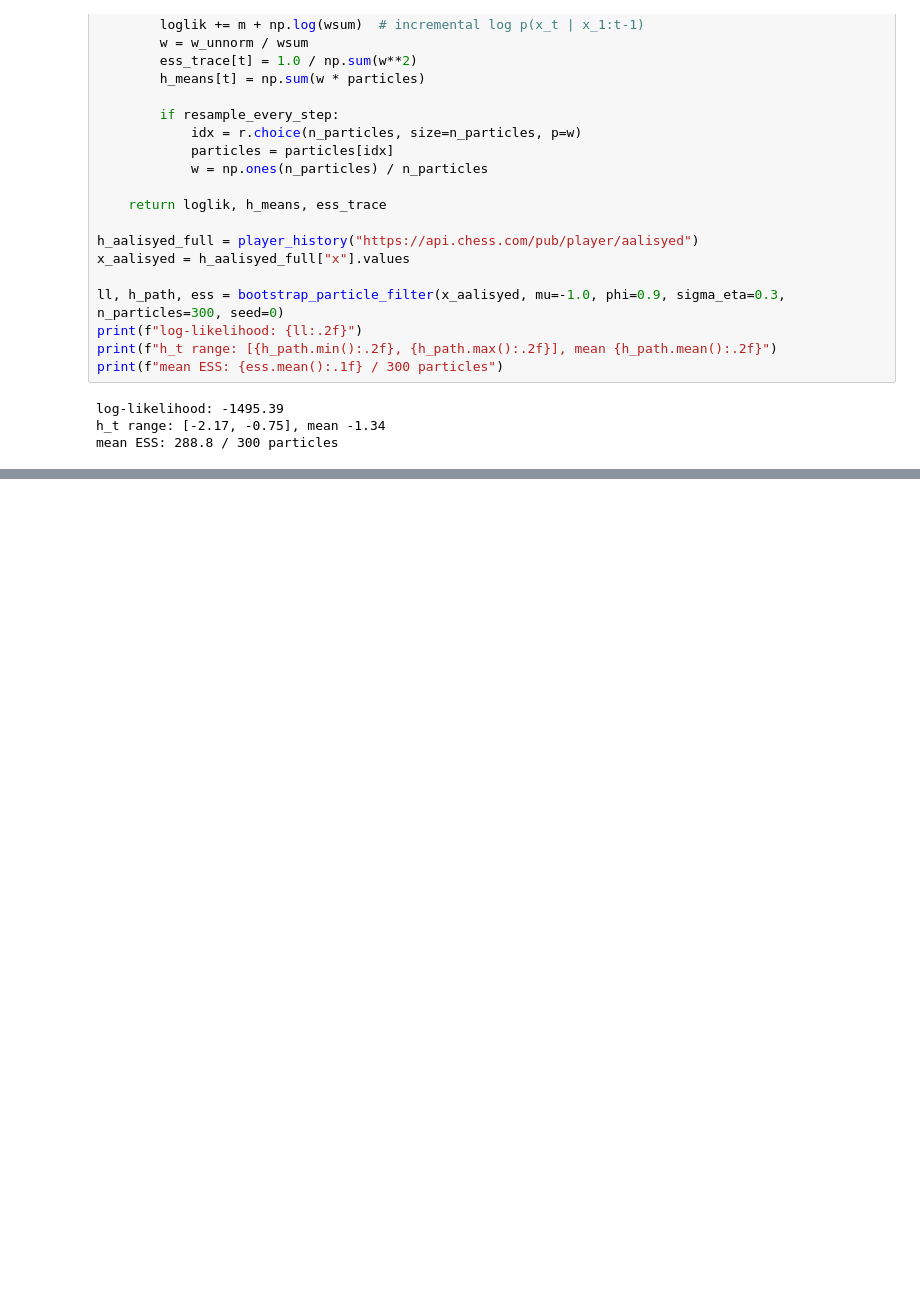
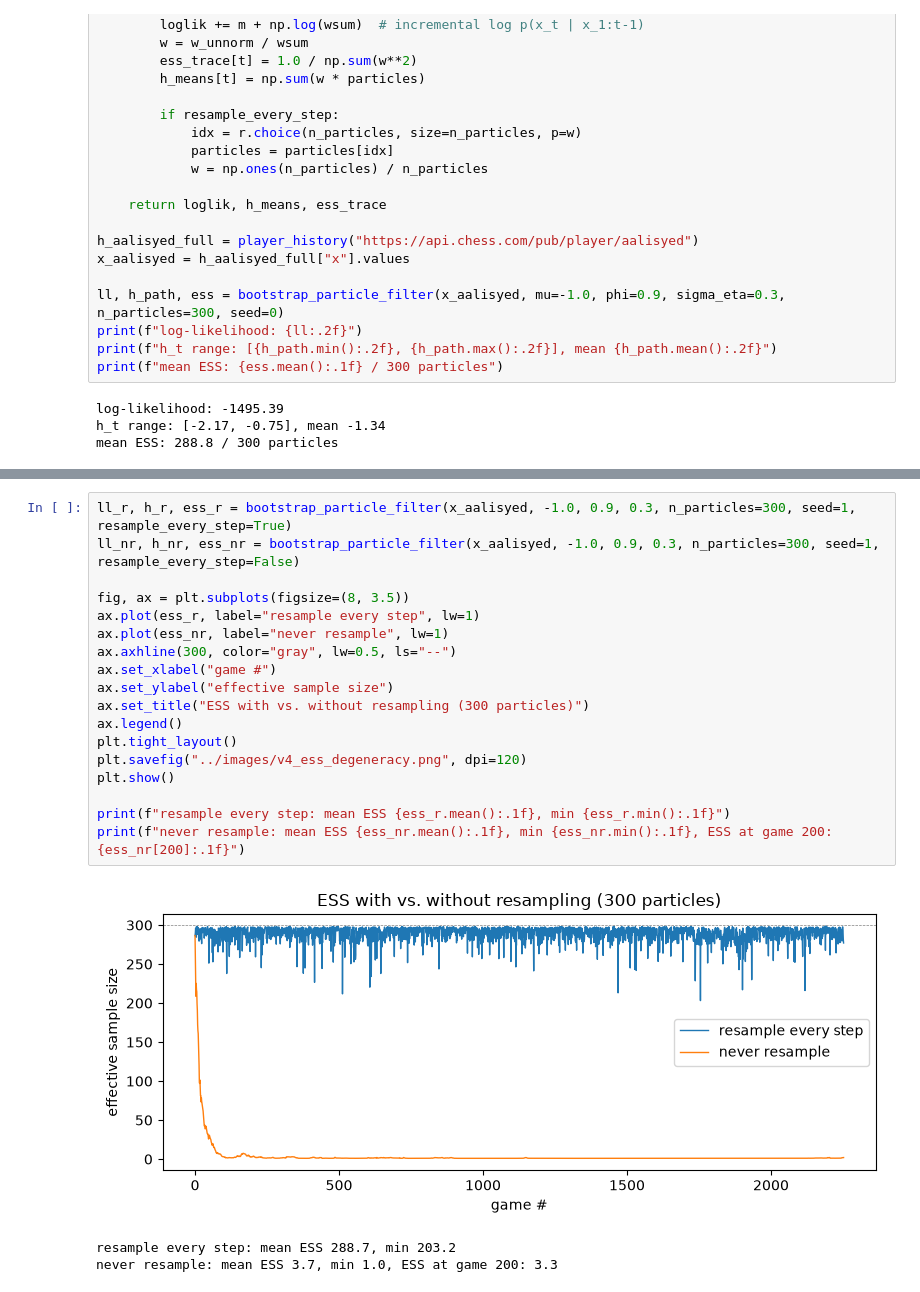
Before and after one commit to arjunsk9876/elo-sense, a Jupyter notebook: notebooks/elosense_v4.ipynb, the cells around one changed output, grey strips where cells are left out. Saved outputs shown, nothing was run; the diff lists cells and outputs as text; blank space fills up the shorter version.

Commit message:
Add resampling and particle degeneracy checks (W3)

```diff
--- a/notebooks/elosense_v4.ipynb
+++ b/notebooks/elosense_v4.ipynb
@@ -279,0 +284,22 @@ mean ESS: 288.8 / 300 particles
+# %%
+ll_r, h_r, ess_r = bootstrap_particle_filter(x_aalisyed, -1.0, 0.9, 0.3, n_particles=300, seed=1, resample_every_step=True)
+ll_nr, h_nr, ess_nr = bootstrap_particle_filter(x_aalisyed, -1.0, 0.9, 0.3, n_particles=300, seed=1, resample_every_step=False)
+
+fig, ax = plt.subplots(figsize=(8, 3.5))
+ax.plot(ess_r, label="resample every step", lw=1)
+ax.plot(ess_nr, label="never resample", lw=1)
+ax.axhline(300, color="gray", lw=0.5, ls="--")
+ax.set_xlabel("game #")
+ax.set_ylabel("effective sample size")
+ax.set_title("ESS with vs. without resampling (300 particles)")
+ax.legend()
+plt.tight_layout()
+plt.savefig("../images/v4_ess_degeneracy.png", dpi=120)
+plt.show()
+
+print(f"resample every step: mean ESS {ess_r.mean():.1f}, min {ess_r.min():.1f}")
+print(f"never resample: mean ESS {ess_nr.mean():.1f}, min {ess_nr.min():.1f}, ESS at game 200: {ess_nr[200]:.1f}")
+# %% [output]
+[figure, added]
+resample every step: mean ESS 288.7, min 203.2
+never resample: mean ESS 3.7, min 1.0, ESS at game 200: 3.3
```
Also changed, not shown: parts of 2 cells of this notebook, 1 other file.
